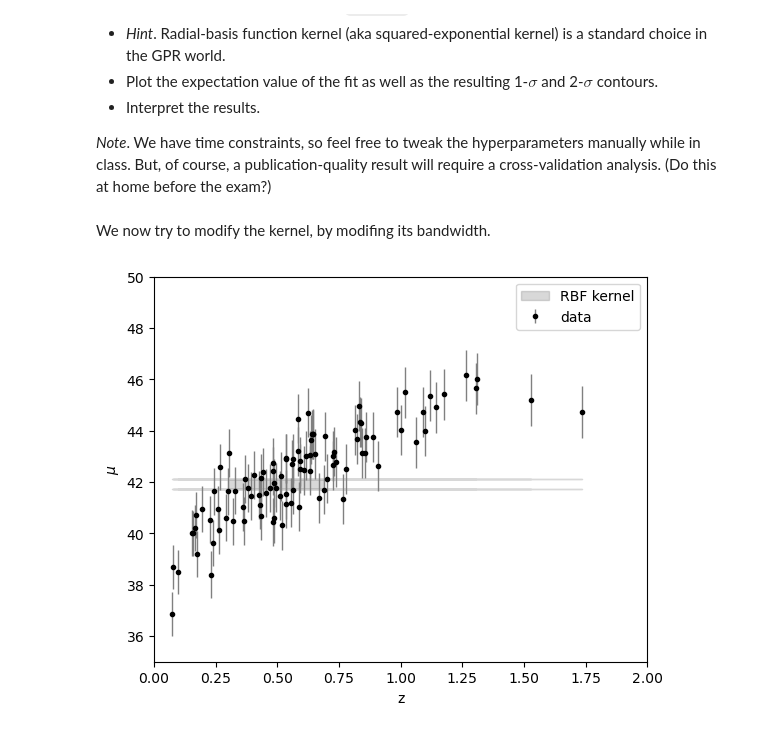
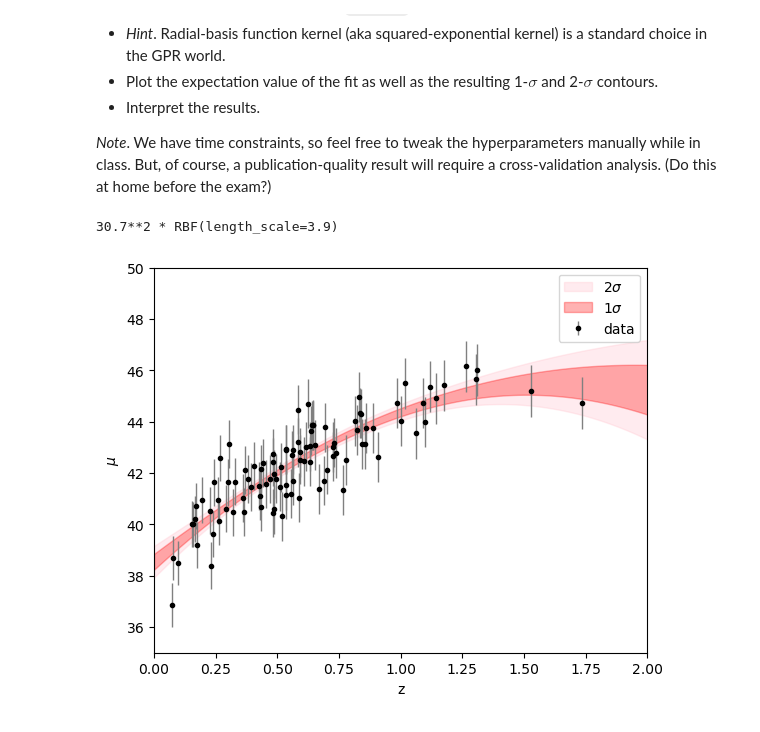
Before and after one commit to lisam10/astrostatistics_bicocca_2024, a Jupyter notebook: working/W18_GPR.ipynb, the cells around one changed output. Drawn from its saved outputs; the diff is of its cells as text; code cells hidden in the pictures.

```diff
--- a/working/W18_GPR.ipynb
+++ b/working/W18_GPR.ipynb
@@ -26,8 +27,14 @@ First let's fit our supernova synthetic data from last time using GPR.
 # %%
 from sklearn.gaussian_process import GaussianProcessRegressor, kernels
 # %%
-gpr = GaussianProcessRegressor(kernel = kernels.RBF(1.0), alpha = dmu) #default kernel is RBF (radial-basis function kernel)
-gpr.fit(z_sample[:, None], mu_sample[:, None]) #fitting gpr to our data
-gpr_value, gpr_err = gpr.predict(z_sample[:, None], return_std=True) #and predicting the expectation value and its std
+z = np.linspace(0,2, 100)
+
+kernel = kernels.ConstantKernel(1.0, (1e-3, 1e3)) * kernels.RBF(10, (1e-2, 1e2))
+
+gpr = GaussianProcessRegressor(kernel = kernel, alpha = dmu**2) #default kernel is RBF (radial-basis function kernel)
+gpr.fit(z_sample[:, None], mu_sample) #fitting gpr to our data
+gpr_value, gpr_err = gpr.predict(z[:, None], return_std=True) #and predicting the expectation value and its std
+
+print(gpr.kernel_)
+# %% [output]
+30.7**2 * RBF(length_scale=3.9)
-# %% [markdown]
-We now try to modify the kernel, by modifing its bandwidth.
@@ -39,18 +41,14 @@ We now try to modify the kernel, by modifing its bandwidth.
 # %%
 fig = plt.figure(figsize = (14, 5))
 
 ax = fig.add_subplot(121)
 ax.errorbar(z_sample, mu_sample, dmu, fmt='.k', ecolor='gray', lw=1,label='data')
 ax.set(xlabel = 'z', ylabel = '$\mu$', xlim = (0, 2), ylim = (35, 50))
-ax.fill_between(z_sample, gpr_value - 2 * gpr_err, gpr_value + 2 * gpr_err,  color='gray', alpha=0.3, label = 'RBF kernel')
+ax.fill_between(z, gpr_value - 2 * gpr_err, gpr_value + 2 * gpr_err,  color='pink', alpha=0.3, label = '2$\sigma$')
+ax.fill_between(z, gpr_value - gpr_err, gpr_value +  gpr_err,  color='red', alpha=0.3, label = '1$\sigma$')
 plt.legend()
-
-#ax = fig.add_subplot(122)
-#ax.errorbar(z_sample, mu_sample, dmu, fmt='.k', ecolor='gray', lw=1,label='data')
-#ax.set(xlabel = 'z', ylabel = '$\mu$', xlim = (0, 2), ylim = (35, 50))
-#ax.fill_between(z_sample, gpr1_value - 2 * gpr1_err, gpr1_value + 2 * gpr1_err,  color='gray', alpha=0.3, label = 'RBF kernel')
 
 plt.legend()
 plt.show()
 # %% [output]
-[figure, old version]
+[figure, new version]
```
Also changed, not shown: parts of 13 cells of this notebook, 1 other file.
